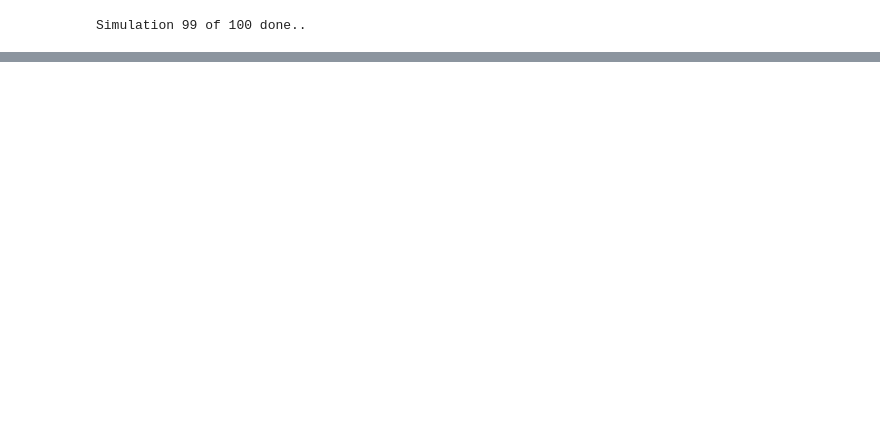
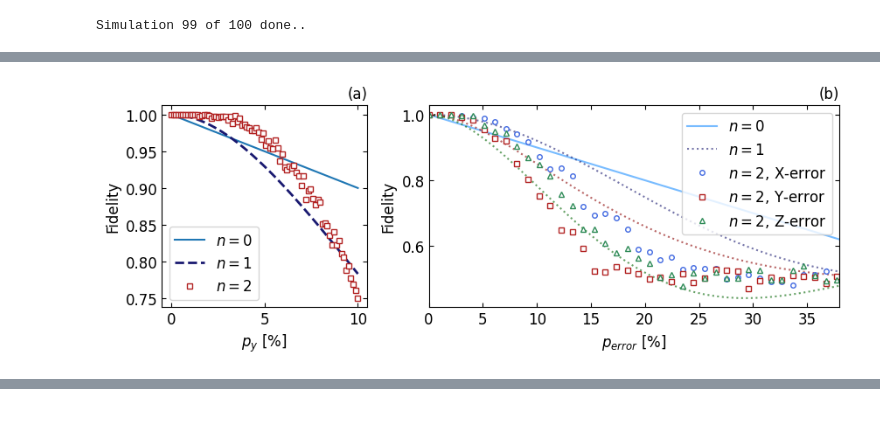
Before and after one commit to aubra25/qc803-project-argb, a Jupyter notebook: experiments.ipynb, the cells around one changed output, grey strips where cells are left out. Drawn from its saved outputs; the diff is of its cells as text; code cells hidden in the pictures; blank space fills up the shorter version.

```diff
--- a/experiments.ipynb
+++ b/experiments.ipynb
@@ -285,5 +216,0 @@ Simulation 9 of 10 done.
-# %%
-post_processed_theta = []
-for result in results_theta:
-    fidelities = [sum([experiment.get_counts()[key] for key in experiment.get_counts().keys() if key.startswith('0')])/shots for experiment in result]
-    post_processed_theta.append(fidelities)
@@ -312 +286,69 @@ plt.show()
+# %%
+#Post process simulation results
+post_processed_n_2_new = dict()
+for key, value in results_n_2_new.items():
+    fidelities = [sum([experiment.get_counts()[k] for k in experiment.get_counts().keys() if k.startswith('0')])/shots for experiment in value]
+    post_processed_n_2_new[key] = fidelities
+
+# Save dictionary to file
+post_processed_n_2_new["high_res_ps"] = np.linspace(0, 1/2, 50)
+post_processed_n_2_new["zoom_ps"] = np.linspace(0, 0.10, 80)
+
+with open('data/n2_new.pkl', 'wb') as file:
+    pickle.dump(post_processed_n_2_new, file)
+# %%
+#Load data
+with open('data/n1.pkl', 'rb') as file:
+    post_processed_n_1 = pickle.load(file)
+with open('data/n2.pkl', 'rb') as file:
+    post_processed_n_2 = pickle.load(file)
+with open('data/n2_new.pkl', 'rb') as file:
+    post_processed_n_2_new = pickle.load(file)
+
+#Theoretical models
+p3x = lambda p: (1-p)**3 + 3*p*(1-p)**2
+p9x = lambda p: p3x(p)**3 + 3*p3x(p)*(1-p3x(p))**2
+p27x = lambda p: p3x(p9x(p))
+p81x = lambda p: p9x(p27x(p))
+
+p3z = lambda p: (1-p)**3 + 3*p**2*(1-p)
+p9z = lambda p: p3z(p)**3 + 3*p3z(p)**2*(1-p3z(p))
+
+
+p_y = lambda p: (1-p)**9 + 9*p*(1-p)**8 + 126*p**4*(1-p)**5 + 126*p**5*(1-p)**4 + 9*(1-p)*p**8 + p**9
+p_y_2 = lambda p: p_y(1-p_y(p))
+
+#The figure
+fig, axs = plt.subplots(1,2,figsize=(10,3), width_ratios=[1,2])
+ax1, ax2 = axs
+
+ax1.plot(post_processed_n_2_new['zoom_ps']*100, [1-p for p in post_processed_n_2_new['zoom_ps']], label='$n=0$')
+ax1.plot(post_processed_n_2_new['zoom_ps']*100, p_y(post_processed_n_2_new['zoom_ps']), color='midnightblue', linestyle='--',zorder=1000, lw=2, label='$n=1$')
+ax1.plot(post_processed_n_2_new['zoom_ps']*100, post_processed_n_2_new['zoom_y'], color='firebrick', marker='s', markerfacecolor='w', markersize=4, zorder=10000, linestyle='none', label='$n=2$')
+
+
+ax2.plot(post_processed_n_2['high_res_ps']*100,1- post_processed_n_2['high_res_ps'], label='$n=0$', linestyle='-', color='dodgerblue', zorder=-5000, lw=1.5, alpha=0.6)
+ax2.plot(post_processed_n_2['high_res_ps']*100, p9x(post_processed_n_2['high_res_ps']), color='midnightblue', markerfacecolor='w',linestyle=':', zorder=-1000, lw=1.5, alpha=0.6, label='$n=1$')
+ax2.plot(post_processed_n_2['high_res_ps']*100, p9z(post_processed_n_2['high_res_ps']), color='darkred', markerfacecolor='w', linestyle=':',zorder=-1000, lw=1.5, alpha=0.6)
+ax2.plot(post_processed_n_2['high_res_ps']*100, p_y(post_processed_n_2['high_res_ps']), color='darkgreen',markerfacecolor='w', linestyle=':',zorder=-1000, lw=1.5, alpha=0.6)
+ax2.plot(post_processed_n_2['high_res_ps']*100, post_processed_n_2["high_res_x"], color='royalblue', marker='o', markerfacecolor='w', markersize=4, linestyle='none', label='$n=2$, X-error')
+ax2.plot(post_processed_n_2['high_res_ps']*100, post_processed_n_2["high_res_y"], color='firebrick', marker='s', markerfacecolor='w', markersize=4, linestyle='none', label='$n=2$, Y-error')
+ax2.plot(post_processed_n_2['high_res_ps']*100, post_processed_n_2["high_res_z"], color='seagreen', marker='^', markerfacecolor='w', markersize=4, linestyle='none', label='$n=2$, Z-error')
+
+#Style
+for ax in axs:
+    ax.tick_params(direction='in', left=True, right=True, top=True, bottom=True, labelsize=12)
+    ax.set_ylabel('Fidelity', size=12)
+
+ax1.set_title('(a)', loc='right', size = 12)
+ax2.set_title('(b)', loc='right', size = 12)
+ax2.set_xlabel('$p_{error}$ [%]', size = 12)
+ax1.set_xlabel('$p_y$ [%]', size = 12)
+ax2.set_xlim(0,38)
+ax1.legend(fontsize=12)
+ax2.legend(fontsize=12)
+
+fig.savefig('figures/n_2.pdf')
+# %% [output]
+[figure, added]
 # %% [markdown]
```
Also changed, not shown: parts of 24 cells of this notebook, 21 other files.
